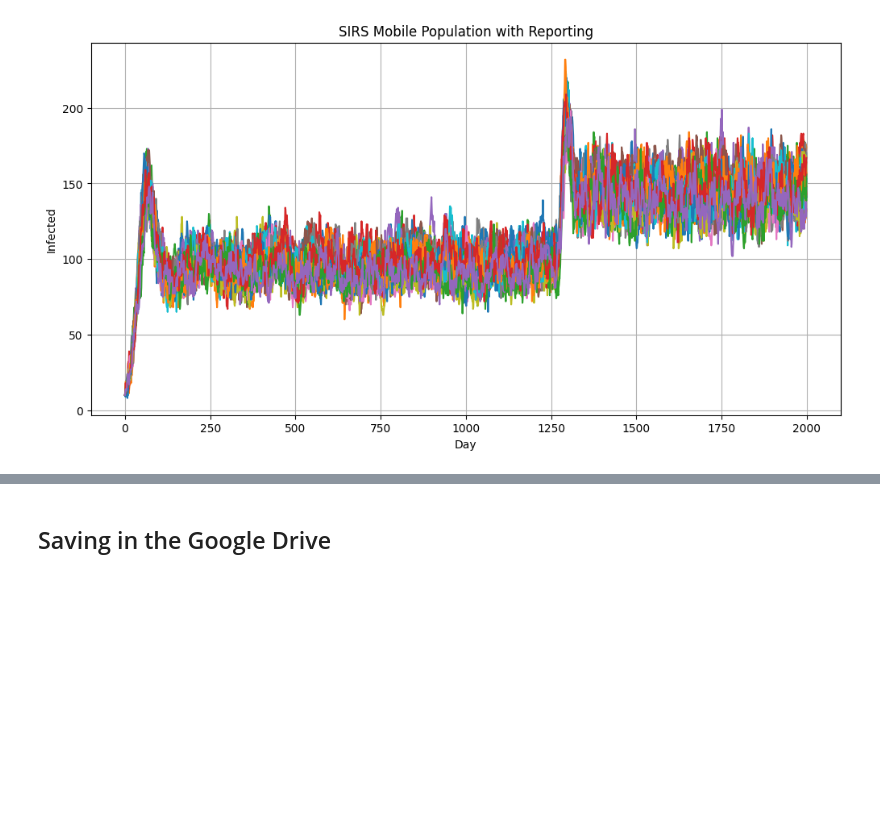
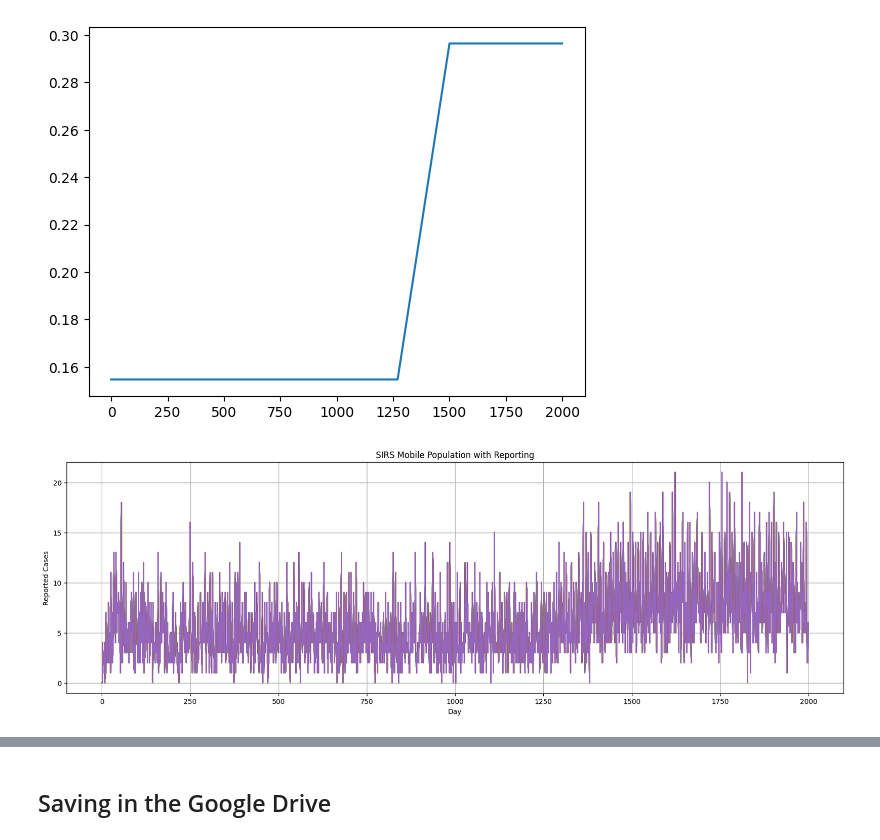
Before and after one commit to SahputraS/Outbreak-Simulation-and-Detection-Testing, a Jupyter notebook: SIRS_Metapopulation_With_Reporting.ipynb, the cells around one changed output, grey strips where cells are left out. Cells and saved outputs as stored; diff of their text form; code cells hidden in the pictures; blank space fills up the shorter version.

Commit message:
V3.2 - Grid metapopulation + slow increase beta

```diff
--- a/SIRS_Metapopulation_With_Reporting.ipynb
+++ b/SIRS_Metapopulation_With_Reporting.ipynb
@@ -207,6 +201,12 @@ reported_cases = np.zeros((regions, days)) # Initialization for the reported cas
 max_delay = 3             # cap reporting delay
 delay_dist = np.random.poisson
 reporting_delay = np.minimum(delay_dist(2, size=(regions, days)), max_delay)
+# %%
+# Plot beta values (sample)
+plt.plot(beta_schedule[1])
+plt.show()
+# %% [output]
+[figure, added]
 # %%
 # Initialize SIR arrays
 S = np.zeros((regions, days))
@@ -223,22 +223,7 @@ for t in range(1, days):
 
        #1. Disease simulation (normal days and outbreak)
 
-       ## Beta scheduling (to be made function later)
-        # Start high-beta if today is an outbreak day for region r
-        if mode_timer[r] == 0:
-          # Switch mode
-          mode_high[r] = not mode_high[r]  # Toggle between high and low
-          if mode_high[r]:
-              mode_timer[r] = high_beta_duration[r]
-          else:
-              mode_timer[r] = low_beta_duration[r]
-
-        # Set beta depending on mode
-        beta = beta_outbreak[r] if mode_high[r] else beta_low[r]
-        mode_timer[r] -= 1
-
-        true_outbreak_label[r, t] = int(mode_high[r])
-
+        beta = beta_schedule[r, t]
 
         # SIRS dynamics
         S[r, t], I[r, t], R[r, t], new_infected, new_recovered, new_susceptible = sirs_transitions(
@@ -264,42 +249,37 @@ for t in range(1, days):
             use_delay=False  #false for instant reporting
         )
 
         if report_day is not None:
             reported_cases[r, report_day] += reported
 
 
-    #3. Mobility
-    # S[:, t] = mobility(S[:, t], max_ppl_move)
-    # I[:, t] = mobility(I[:, t], max_ppl_move)
-    # R[:, t] = mobility(R[:, t], max_ppl_move)
-    # N_current = S[:, t] + I[:, t] + R[:, t] # Update the number of population after the mobility
-
+    # #3. Mobility
     S[:, t] = mobility_grid(S[:, t], sigma=1.2, jump_fraction=0.05, min_cell_value=5)
     I[:, t] = mobility_grid(I[:, t], sigma=1.2, jump_fraction=0.05, min_cell_value=5)
     R[:, t] = mobility_grid(R[:, t], sigma=1.2, jump_fraction=0.05, min_cell_value=5)
     N_current = S[:, t] + I[:, t] + R[:, t]
 
 
 
 # Compile results
 data = pd.DataFrame([
     {'Day': t, 'Region': r,
      'Susceptible': S[r, t], 'Infected': I[r, t],
      'Recovered': R[r, t], 'Reported Cases': reported_cases[r, t], 'True Outbreak': true_outbreak_label[r, t]}
     for r in range(regions) for t in range(days)
 ])
 
 # Plot reported cases over time for each region
-plt.figure(figsize=(12, 6))
+plt.figure(figsize=(20, 6))
 for r in range(regions):
-    subset = data[data['Region'] == r]
-    plt.plot(subset['Day'], subset['Infected'], label=f'Region {r}')
+    subset = data[data['Region'] == 2]
+    plt.plot(subset['Day'], subset['Reported Cases'], label=f'Region {r}')
 plt.xlabel('Day')
-# plt.ylabel('Reported Cases')
-plt.ylabel('Infected')
+plt.ylabel('Reported Cases')
+# plt.ylabel('Infected')
 plt.title('SIRS Mobile Population with Reporting')
 # plt.legend()
 plt.grid(True)
 plt.show()
 # %% [output]
-[figure, old version]
+[figure, new version]
```
Also changed, not shown: parts of 8 cells of this notebook.
